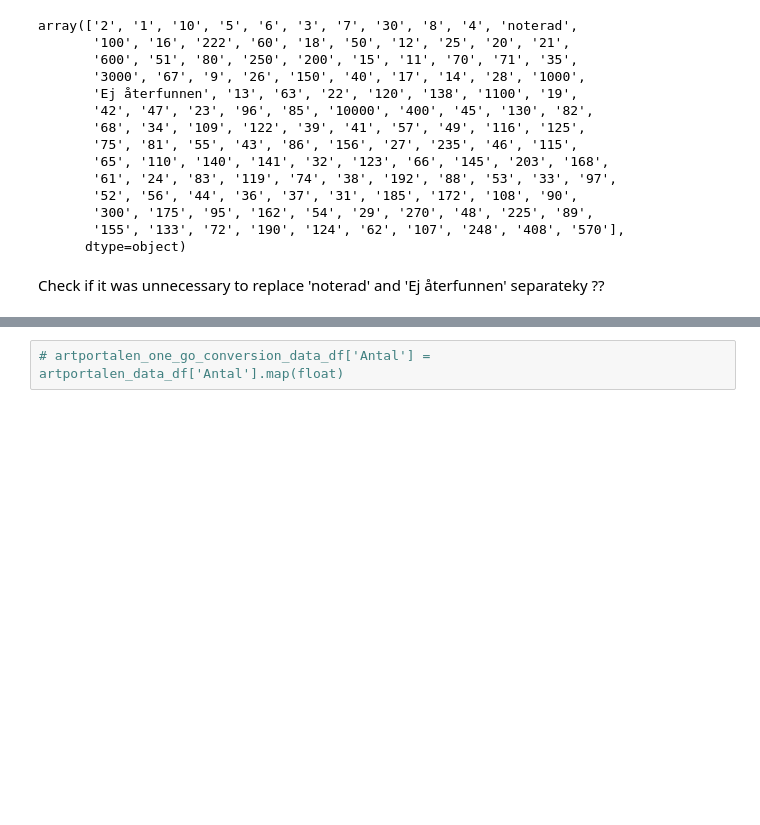
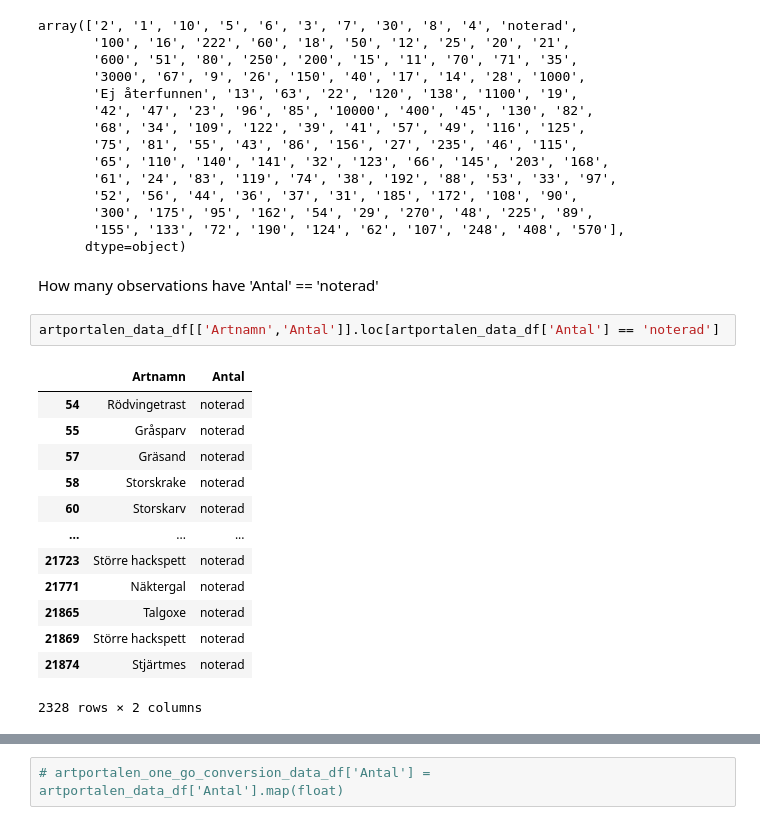
Before and after one commit to totatorbj/su-mt4007, a Jupyter notebook: HW3/HW3_investigation.ipynb, the cells around one changed output, grey strips where cells are left out. Saved outputs shown, nothing was run; the diff lists cells and outputs as text; blank space fills up the shorter version.

```diff
--- a/HW3/HW3_investigation.ipynb
+++ b/HW3/HW3_investigation.ipynb
@@ -422,5 +464,21 @@ array(['2', '1', '10', '5', '6', '3', '7', '30', '8', '4', 'noterad',
        '300', '175', '95', '162', '54', '29', '270', '48', '225', '89',
        '155', '133', '72', '190', '124', '62', '107', '248', '408', '570'],
       dtype=object)
-# %% [markdown]
-Check if it was unnecessary to replace 'noterad' and 'Ej återfunnen' separateky ??
+# %% [markdown]
+How many observations have 'Antal' == 'noterad'
+# %%
+artportalen_data_df[['Artnamn','Antal']].loc[artportalen_data_df['Antal'] == 'noterad']
+# %% [output]
+|  | Artnamn | Antal |
+| 54 | Rödvingetrast | noterad |
+| 55 | Gråsparv | noterad |
+| 57 | Gräsand | noterad |
+| 58 | Storskrake | noterad |
+| 60 | Storskarv | noterad |
+| ... | ... | ... |
+| 21723 | Större hackspett | noterad |
+| 21771 | Näktergal | noterad |
+| 21865 | Talgoxe | noterad |
+| 21869 | Större hackspett | noterad |
+| 21874 | Stjärtmes | noterad |
+2328 rows × 2 columns
```
Also changed, not shown: parts of 40 cells of this notebook.
